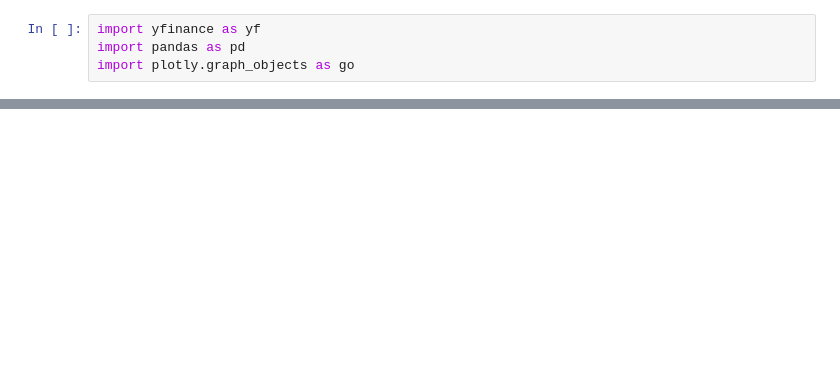
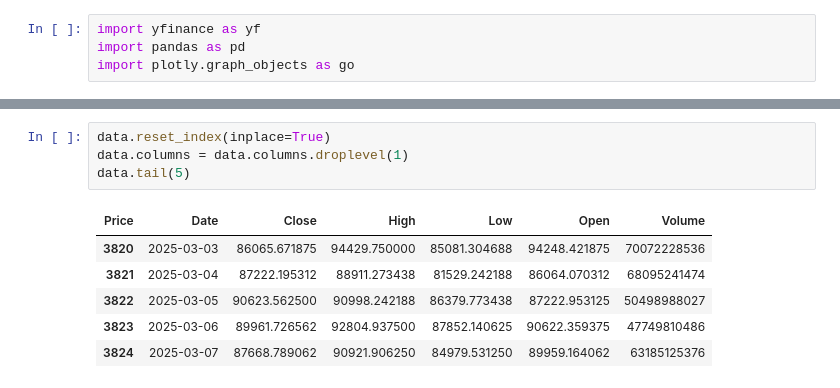
Before and after one commit to FulinQ/AlgorithmicTrading_Study, a Jupyter notebook: Lesson02_CSV_Plot.ipynb, the cells around one changed output, grey strips where cells are left out. Cells and saved outputs as stored; diff of their text form; blank space fills up the shorter version.

```diff
--- a/Lesson02_CSV_Plot.ipynb
+++ b/Lesson02_CSV_Plot.ipynb
@@ -49,0 +60,11 @@ data = yf.download(tickers="XAU-USD", period='max', interval='4h')
+# %%
+data.reset_index(inplace=True)
+data.columns = data.columns.droplevel(1)
+data.tail(5)
+# %% [output]
+| Price | Date | Close | High | Low | Open | Volume |
+| 3820 | 2025-03-03 | 86065.671875 | 94429.750000 | 85081.304688 | 94248.421875 | 70072228536 |
+| 3821 | 2025-03-04 | 87222.195312 | 88911.273438 | 81529.242188 | 86064.070312 | 68095241474 |
+| 3822 | 2025-03-05 | 90623.562500 | 90998.242188 | 86379.773438 | 87222.953125 | 50498988027 |
+| 3823 | 2025-03-06 | 89961.726562 | 92804.937500 | 87852.140625 | 90622.359375 | 47749810486 |
+| 3824 | 2025-03-07 | 87668.789062 | 90921.906250 | 84979.531250 | 89959.164062 | 63185125376 |
```
Also changed, not shown: parts of 6 cells of this notebook, 3 other files.
